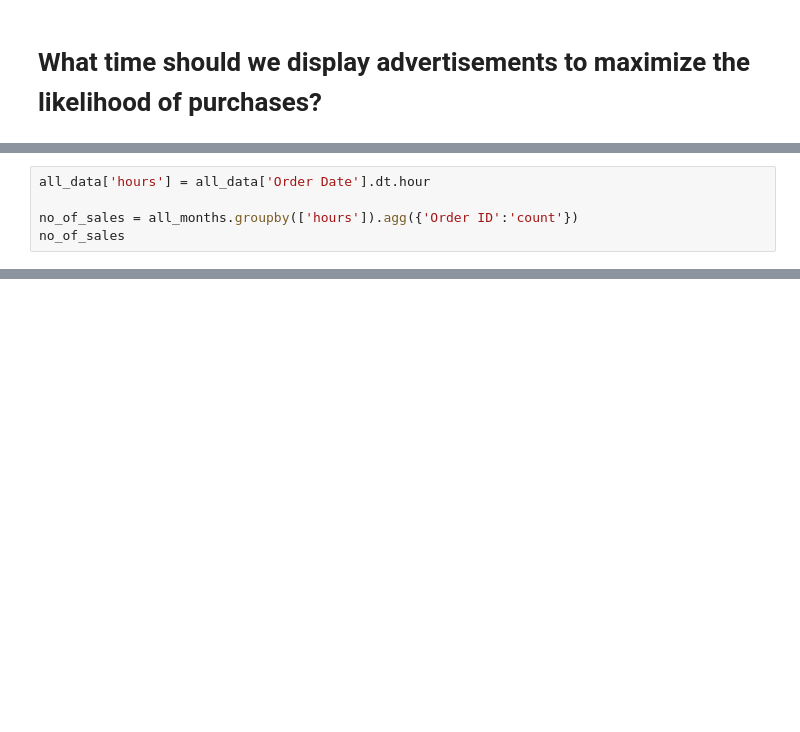
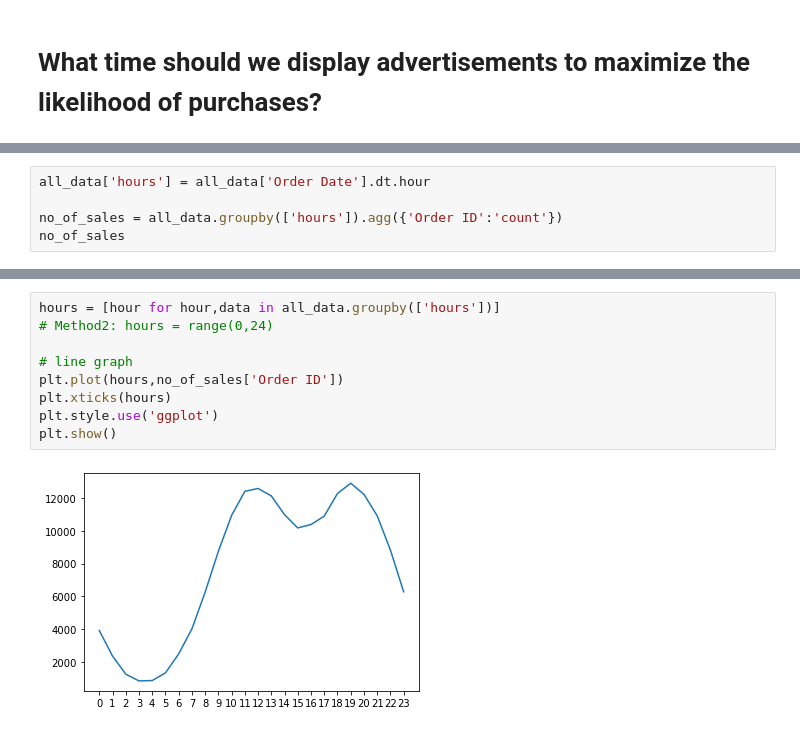
Before and after one commit to dishankkalra23/eCommerce-Sales-Analysis, a Jupyter notebook: Sales-Analysis.ipynb, the cells around one changed output, grey strips where cells are left out. Drawn from its saved outputs; the diff is of its cells as text; blank space fills up the shorter version.

```diff
--- a/Sales-Analysis.ipynb
+++ b/Sales-Analysis.ipynb
@@ -309,6 +311,6 @@ all_data['Order Date'] = pd.to_datetime(all_data['Order Date'])
 # %%
 all_data['hours'] = all_data['Order Date'].dt.hour
 
-no_of_sales = all_months.groupby(['hours']).agg({'Order ID':'count'})
+no_of_sales = all_data.groupby(['hours']).agg({'Order ID':'count'})
 no_of_sales
 # %% [output]
@@ -316,3 +335,14 @@ AttributeError: Can only use .dt accessor with datetimelike values
+# %%
+hours = [hour for hour,data in all_data.groupby(['hours'])]
+# Method2: hours = range(0,24)
+
+# line graph
+plt.plot(hours,no_of_sales['Order ID'])
+plt.xticks(hours)
+plt.style.use('ggplot')
+plt.show()
+# %% [output]
+[figure, added]
 # %%
 all_data.sample(5)
 # %% [output]
```
Also changed, not shown: parts of 5 cells of this notebook.
